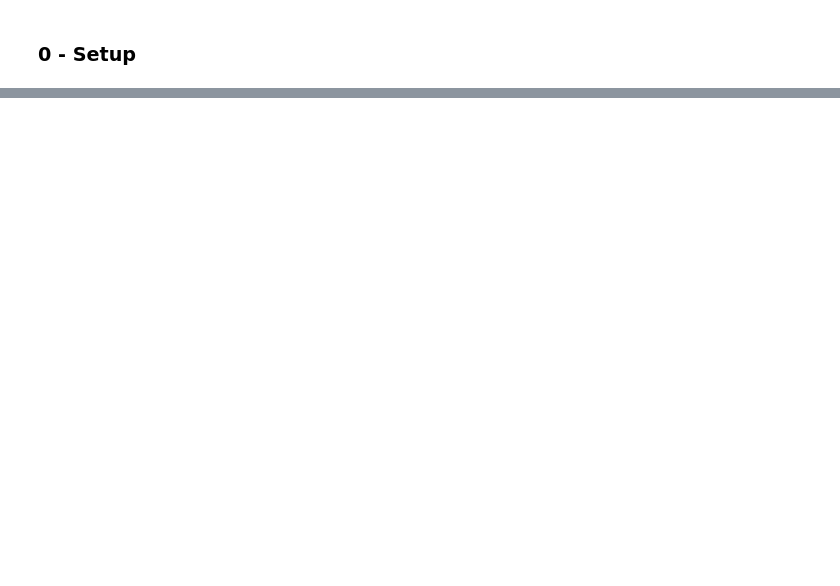
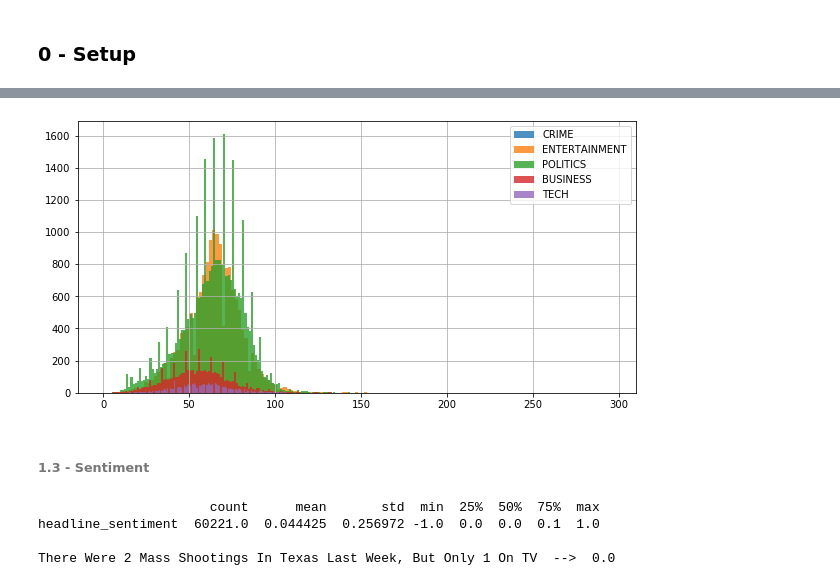
Before and after one commit to mdipietro09/DataScience_ArtificialIntelligence_Utils, a Jupyter notebook: deep_learning_natural_language_processing/text_classification_example.ipynb, the cells around one changed output, grey strips where cells are left out. Cells and saved outputs as stored; diff of their text form; code cells hidden in the pictures; blank space fills up the shorter version.

```diff
--- a/deep_learning_natural_language_processing/text_classification_example.ipynb
+++ b/deep_learning_natural_language_processing/text_classification_example.ipynb
@@ -185,0 +104,16 @@ features
+# %%
+utils_plot_distributions(dtf, x="headline_text_length", y="category", bins=None, figsize=(10,5))
+# %% [output]
+[figure, added]
+# %% [markdown]
+###### 1.3 - Sentiment
+# %%
+dtf = add_sentiment(dtf, "headline", algo="textblob")
+
+print(" ")
+print(dtf["headline"][0], " --> ", dtf["headline_sentiment"][0])
+# %% [output]
+                      count      mean       std  min  25%  50%  75%  max
+headline_sentiment  60221.0  0.044425  0.256972 -1.0  0.0  0.0  0.1  1.0
+
+There Were 2 Mass Shootings In Texas Last Week, But Only 1 On TV  -->  0.0
```
Also changed, not shown: parts of 85 cells of this notebook, 3 other files.
